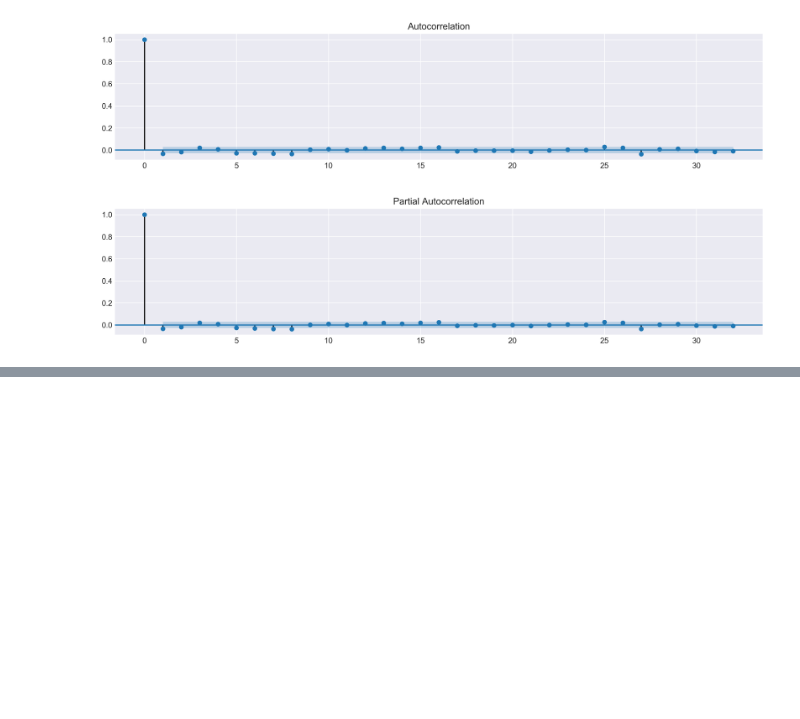
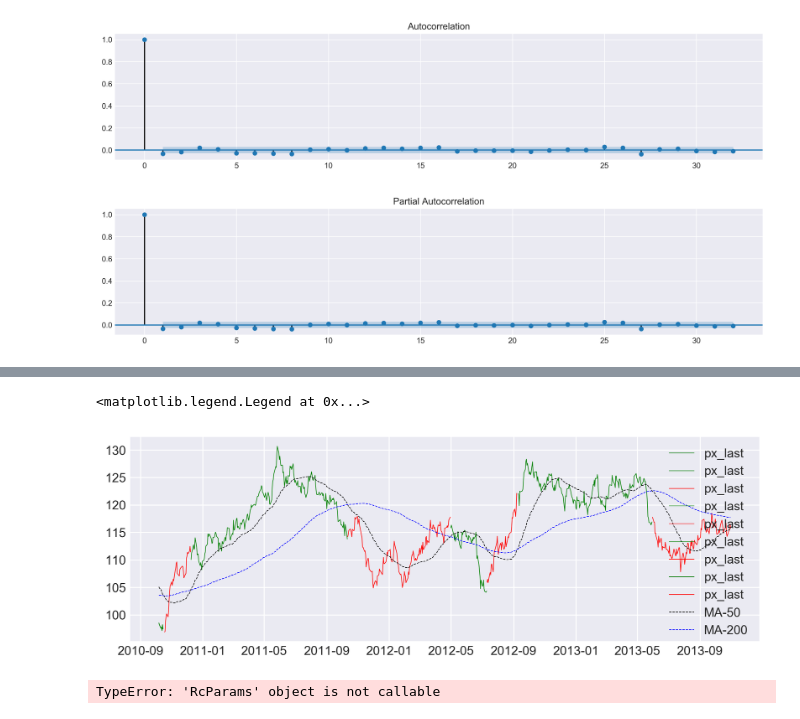
Before and after one commit to TianyuDu/ugthesis, a Jupyter notebook: eda/WTI_crude_oil_price_eda.ipynb, the cells around one changed output, grey strips where cells are left out. Drawn from its saved outputs; the diff is of its cells as text; code cells hidden in the pictures; blank space fills up the shorter version.

```diff
--- a/eda/WTI_crude_oil_price_eda.ipynb
+++ b/eda/WTI_crude_oil_price_eda.ipynb
@@ -182,0 +297,71 @@ df_wti_return.dropna().to_csv("../data/ready_to_use/wti_crude_oil_return_real.cs
+# %%
+import pandas as pd
+import numpy as np
+import matplotlib.pyplot as plt
+
+# simulate data
+# =============================
+np.random.seed(1234)
+df = pd.DataFrame({'px_last': 100 + np.random.randn(1000).cumsum()}, index=pd.date_range('2010-01-01', periods=1000, freq='B'))
+df['50dma'] = df['px_last'].rolling(window=50).mean()
+df['200dma'] = df['px_last'].rolling(window=200).mean()
+df['label'] = np.where(df['50dma'] > df['200dma'], 1, -1)
+
+
+# plot
+# =============================
+df = df.dropna(axis=0, how='any')
+
+fig, ax = plt.subplots()
+
+def plot_func(group):
+    global ax
+    color = 'r' if (group['label'] < 0).all() else 'g'
+    lw = 0.5
+    ax.plot(group.index, group.px_last, c=color, linewidth=lw)
+
+df.groupby((df['label'].shift() * df['label'] < 0).cumsum()).apply(plot_func)
+
+# add ma lines
+ax.plot(df.index, df['50dma'], 'k--', label='MA-50', linewidth=0.5)
+ax.plot(df.index, df['200dma'], 'b--', label='MA-200', linewidth=0.5)
+ax.legend(loc='best')
+# %% [output]
+<matplotlib.legend.Legend at 0x...>
+[figure, added]
+# %%
+# simulate data
+# =============================
+np.random.seed(1234)
+# df = pd.DataFrame({'px_last': 100 + np.random.randn(1000).cumsum()}, index=pd.date_range('2010-01-01', periods=1000, freq='B'))
+df = pd.DataFrame(
+    data={"monthly mean": mo_stats["mean"]},
+    index=mo_stats.index
+)
+df['50dma'] = df['monthly mean'].rolling(window=50).mean()
+df['200dma'] = df['monthly mean'].rolling(window=200).mean()
+# df['label'] = np.where(df['50dma'] > df['200dma'], 1, -1)
+df["label"] = gmm_labels
+
+
+# plot
+# =============================
+# df = df.dropna(axis=0, how='any')
+
+fig, ax = plt.subplots()
+
+def plot_func(group):
+    global ax
+    print(set(group["label"]))
+    color = 'r' if (group['label'] < 1).all() else 'g'
+    lw = 0.5
+    ax.plot(group.index, group["monthly mean"], c=color, linewidth=lw)
+
+df.groupby((df['label'].shift() * df['label'] < 0).cumsum()).apply(plot_func)
+
+# add ma lines
+ax.plot(df.index, df['50dma'], 'k--', label='MA-50')
+ax.plot(df.index, df['200dma'], 'b--', label='MA-200')
+ax.legend(loc='best')
+# %% [output]
+TypeError: 'RcParams' object is not callable
```
Also changed, not shown: parts of 13 cells of this notebook.
